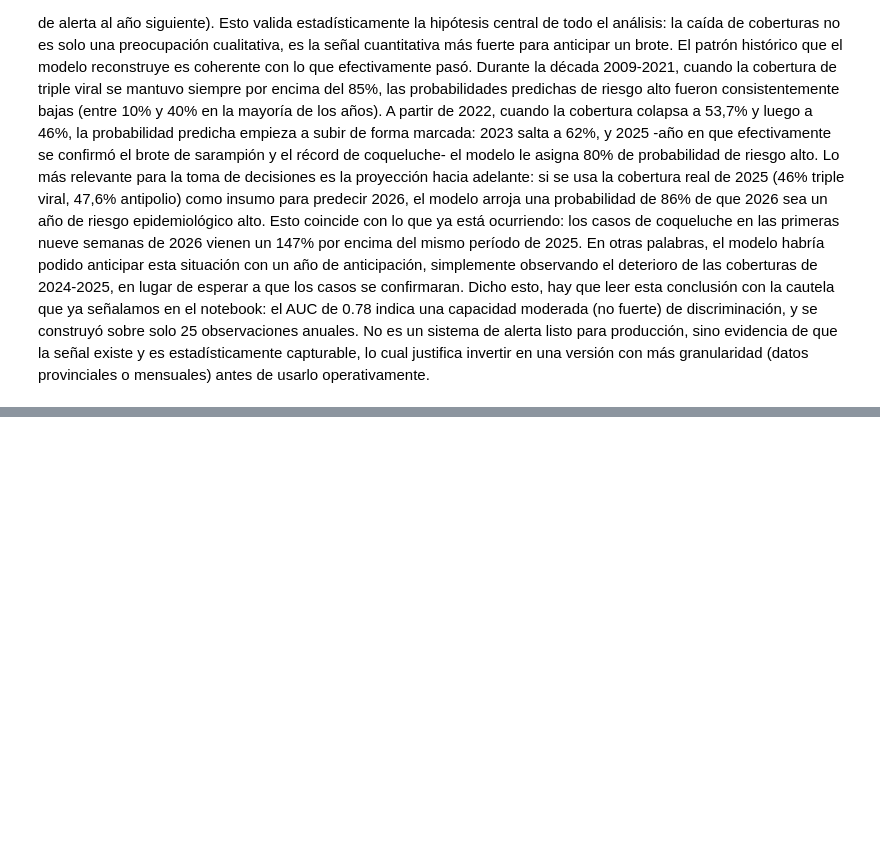
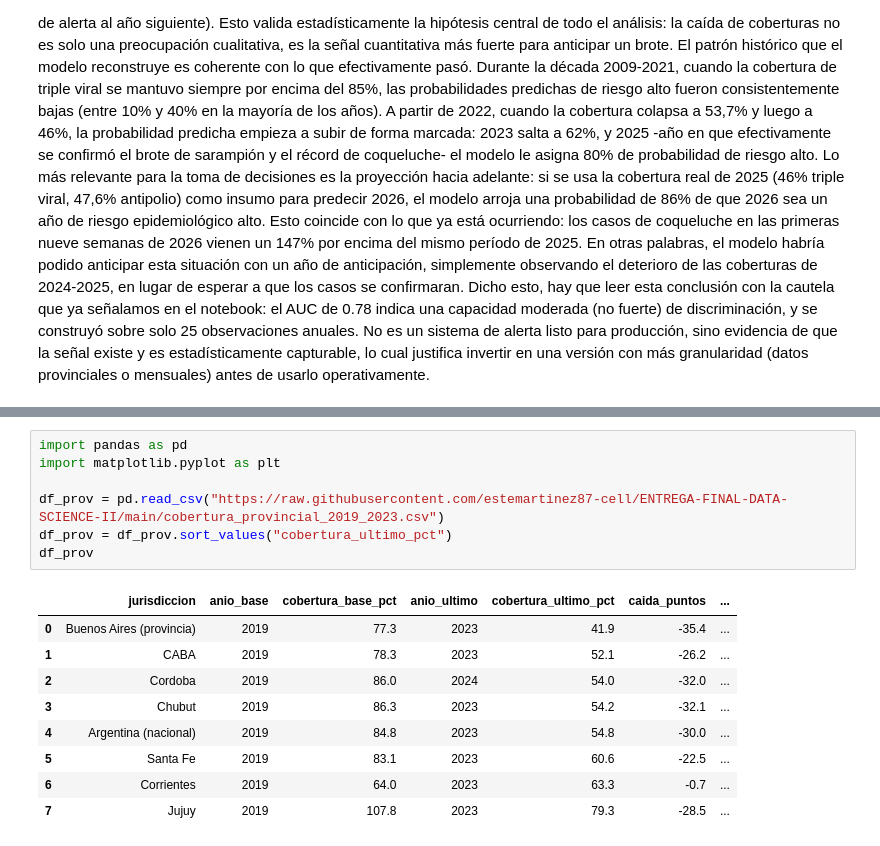
Before and after one commit to estemartinez87-cell/ENTREGA-FINAL-DATA-SCIENCE-II, a Jupyter notebook: proyecto_final_ml.ipynb, the cells around one changed output, grey strips where cells are left out. Drawn from its saved outputs; the diff is of its cells as text; blank space fills up the shorter version.

```diff
--- a/proyecto_final_ml.ipynb
+++ b/proyecto_final_ml.ipynb
@@ -595,0 +614,17 @@ Dicho esto, hay que leer esta conclusión con la cautela que ya señalamos en el
+# %%
+import pandas as pd
+import matplotlib.pyplot as plt
+
+df_prov = pd.read_csv("https://raw.githubusercontent.com/estemartinez87-cell/ENTREGA-FINAL-DATA-SCIENCE-II/main/cobertura_provincial_2019_2023.csv")
+df_prov = df_prov.sort_values("cobertura_ultimo_pct")
+df_prov
+# %% [output]
+|  | jurisdiccion | anio_base | cobertura_base_pct | anio_ultimo | cobertura_ultimo_pct | caida_puntos | ... |
+| 0 | Buenos Aires (provincia) | 2019 | 77.3 | 2023 | 41.9 | -35.4 | ... |
+| 1 | CABA | 2019 | 78.3 | 2023 | 52.1 | -26.2 | ... |
+| 2 | Cordoba | 2019 | 86.0 | 2024 | 54.0 | -32.0 | ... |
+| 3 | Chubut | 2019 | 86.3 | 2023 | 54.2 | -32.1 | ... |
+| 4 | Argentina (nacional) | 2019 | 84.8 | 2023 | 54.8 | -30.0 | ... |
+| 5 | Santa Fe | 2019 | 83.1 | 2023 | 60.6 | -22.5 | ... |
+| 6 | Corrientes | 2019 | 64.0 | 2023 | 63.3 | -0.7 | ... |
+| 7 | Jujuy | 2019 | 107.8 | 2023 | 79.3 | -28.5 | ... |
```
Also changed, not shown: parts of 10 cells of this notebook.
